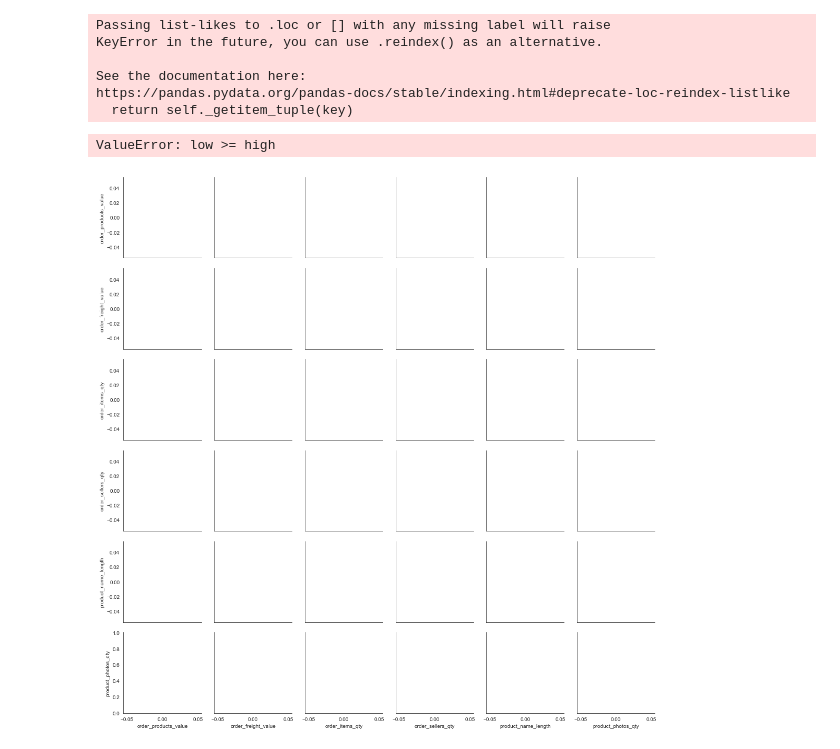
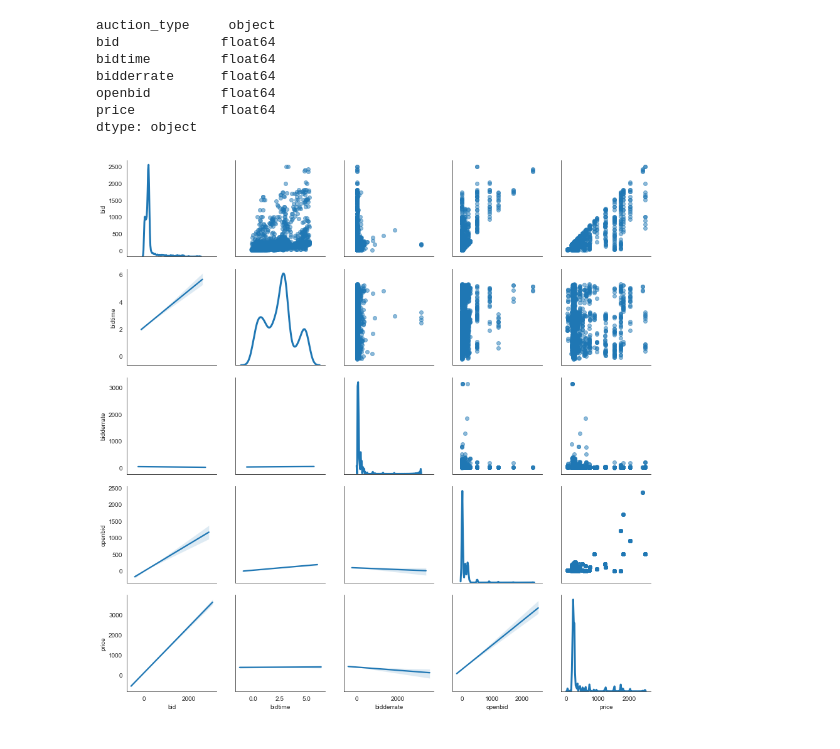
Before and after one commit to zgod89/Thinkful, a Jupyter notebook: unit2/u2l1a8.ipynb, the cells around one changed output. Cells and saved outputs as stored; diff of their text form; code cells hidden in the pictures.

```diff
--- a/unit2/u2l1a8.ipynb
+++ b/unit2/u2l1a8.ipynb
@@ -7,3 +7,11 @@ import scipy.stats as stats
 
 # Set the default plot aesthetics to be prettier.
 sns.set_style("white")
+# %%
+#Make the scatterplot matrix
+
+df = pd.read_csv('auction.csv')
+
+# 3584 df1 = df['product_photos_qty']
+#df = df.set_index(['order_status'])
+df.head()
@@ -9,0 +25,8 @@ sns.set_style("white")
+# %%
+#Take a subset of the data to make plots clearer.
+df_auct = df.loc[
+    ((df['auction_type'] == '3 day auction') | (df['auction_type'] == '5 day auction')),
+    ['auction_type', 'bid', 'bidtime', 'bidderrate', 'openbid', 'price']
+]
+
+df_auct.head()
@@ -10,41 +40,38 @@ sns.set_style("white")
+# %%
+#df_auct = pd.DataFrame(data=df_auct['bid', 'bidtime', 'bidderrate', 'openbid', 'price'], dtype=np.int8)
+df_auct.dtypes
+# %% [output]
+auction_type     object
+bid             float64
+bidtime         float64
+bidderrate      float64
+openbid         float64
+price           float64
+dtype: object
 # %%
-#Make the scatterplot matrix
+#Make a copy of the data to add jitter to and plot.
+df_jittered = df_auct.loc[
+    :, 'bid':'price'
+].dropna()
 
-df = pd.read_csv('olist_classified_public_dataset.csv')
-
-#Take a subset of the data to make plots clearer.
-df_ord = df.loc[
-    ((df['order_status'] == 'delivered') | (df['order_status'] =='shipped')),
-    ['order_status', 'order_products_value', 'order_freight_value', 'order_items_qty', 'order_sellers_qty', 'product_name_length', 'product_photos_qty']
-]
-
-#Make a copy of the data to add jitter to and plot.
-df_jittered = df_ord.loc[:, 'order_products_value':'product_photos_qty'].dropna()
 # Making the random noise.
 jitter = pd.DataFrame(
     np.random.uniform(-.3, .3, size=(df_jittered.shape)),
     columns=df_jittered.columns
 )
 # Combine the data and the noise.
 df_jittered = df_jittered.add(jitter)
 
 # Declare that you want to make a scatterplot matrix.
 g = sns.PairGrid(df_jittered.dropna(), diag_sharey=False)
 # Scatterplot
 g.map_upper(plt.scatter, alpha=.5)
 #fit line summarizing the linear relationship of the two variables.
 g.map_lower(sns.regplot, scatter_kws=dict(alpha=0))
 # Give information about the univariate disctributions of the variables.
 g.map_diag(sns.kdeplot, lw=3)
 plt.show()
 
 #Some warnings will show up beacsue the plot does not include a legend.
 # %% [output]
-Passing list-likes to .loc or [] with any missing label will raise
-KeyError in the future, you can use .reindex() as an alternative.
-
-See the documentation here:
-https://pandas.pydata.org/pandas-docs/stable/indexing.html#deprecate-loc-reindex-listlike
-  return self._getitem_tuple(key)
-ValueError: low >= high
-[figure, old version]
+[figure, new version]
```
Also changed, not shown: parts of 13 cells of this notebook.
